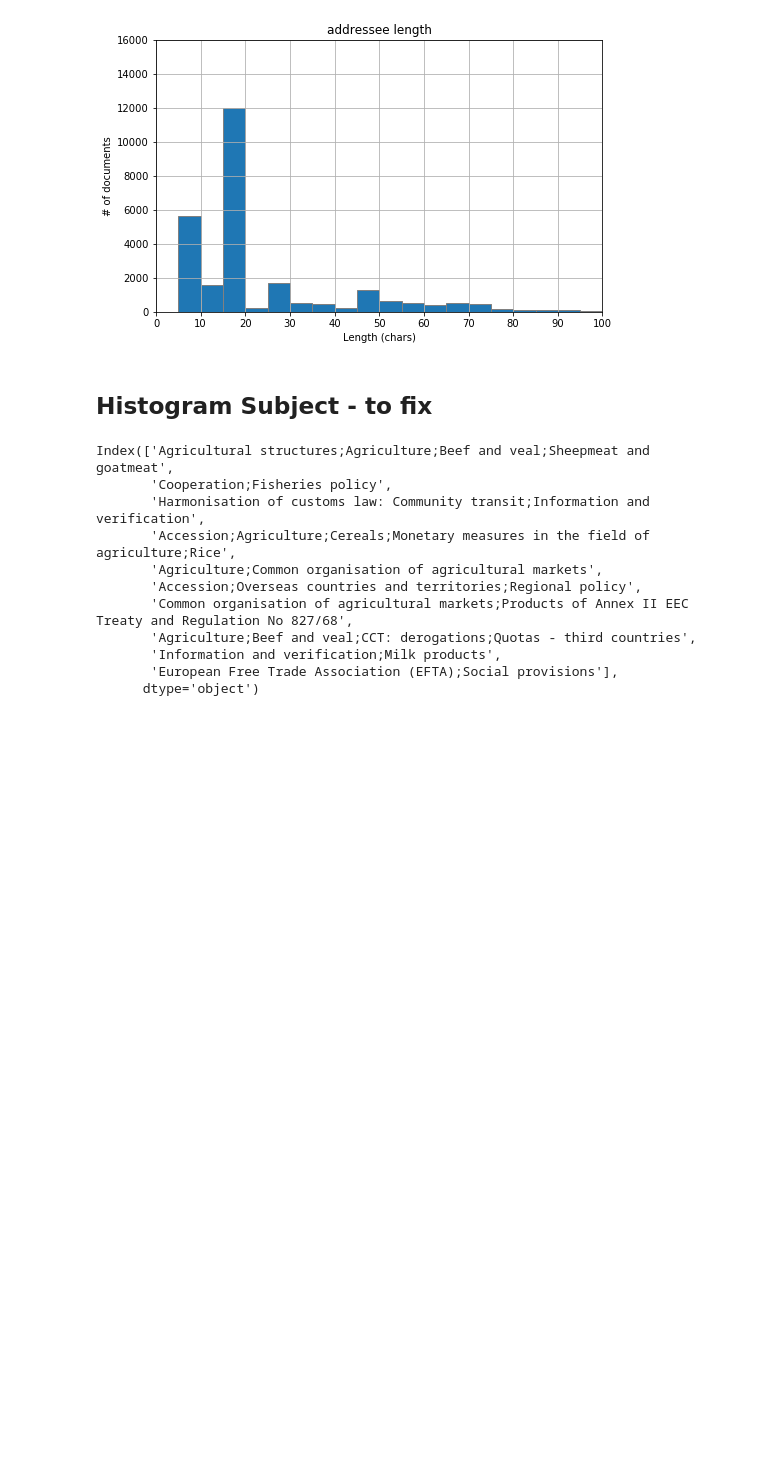
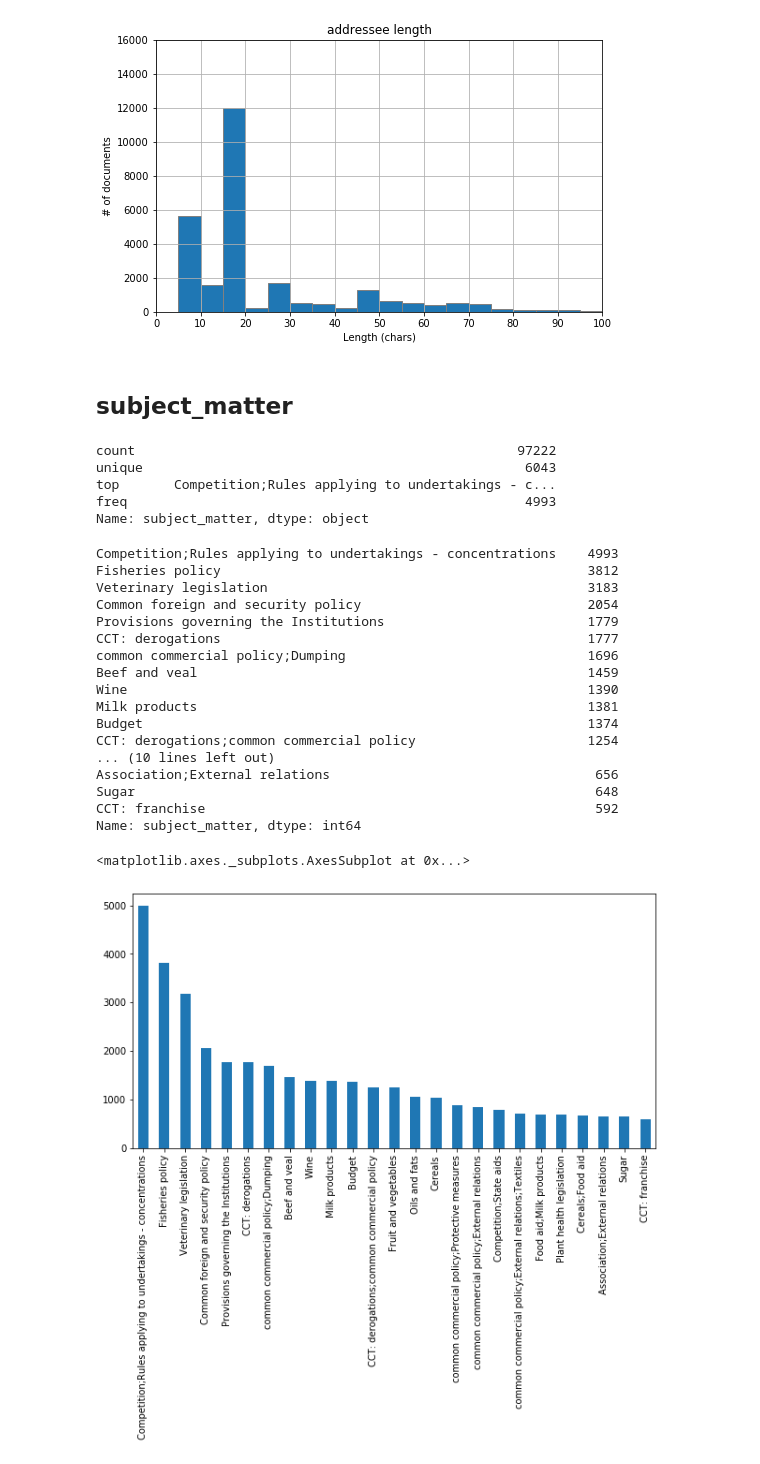
Before and after one commit to dmfrodrigues/feup-pri-proj, a Jupyter notebook: exploration/Data Exploration.ipynb, the cells around one changed output. Cells and saved outputs as stored; diff of their text form; code cells hidden in the pictures; blank space fills up the shorter version.

Commit message:
Adding subject_matter describe/histogram

```diff
--- a/exploration/Data Exploration.ipynb
+++ b/exploration/Data Exploration.ipynb
@@ -223,20 +223,39 @@ plt.ylabel('# of documents')
 plt.xticks(range(0, 101, 10));
 # %% [output]
 [figure]
-# %% [markdown]
-## Histogram Subject - to fix
+# %% [markdown]
+## subject_matter
+# %%
+data['subject_matter'].describe()
+# %% [output]
+count                                                 97222
+unique                                                 6043
+top       Competition;Rules applying to undertakings - c...
+freq                                                   4993
+Name: subject_matter, dtype: object
 # %%
-# df.groupby('subject_matter').size(3).plot(kind='bar', rot=0)
-data['subject_matter'].value_counts()[data['subject_matter'].value_counts().head(10)].index
+# data['subject_matter'].value_counts()[data['subject_matter'].value_counts().head(10)].index
+data['subject_matter'].value_counts()[:25]
 # %% [output]
-Index(['Agricultural structures;Agriculture;Beef and veal;Sheepmeat and goatmeat',
-       'Cooperation;Fisheries policy',
-       'Harmonisation of customs law: Community transit;Information and verification',
-       'Accession;Agriculture;Cereals;Monetary measures in the field of agriculture;Rice',
-       'Agriculture;Common organisation of agricultural markets',
-       'Accession;Overseas countries and territories;Regional policy',
-       'Common organisation of agricultural markets;Products of Annex II EEC Treaty and Regulation No 827/68',
-       'Agriculture;Beef and veal;CCT: derogations;Quotas - third countries',
-       'Information and verification;Milk products',
-       'European Free Trade Association (EFTA);Social provisions'],
-      dtype='object')
+Competition;Rules applying to undertakings - concentrations    4993
+Fisheries policy                                               3812
+Veterinary legislation                                         3183
+Common foreign and security policy                             2054
+Provisions governing the Institutions                          1779
+CCT: derogations                                               1777
+common commercial policy;Dumping                               1696
+Beef and veal                                                  1459
+Wine                                                           1390
+Milk products                                                  1381
+Budget                                                         1374
+CCT: derogations;common commercial policy                      1254
+... (10 lines left out)
+Association;External relations                                  656
+Sugar                                                           648
+CCT: franchise                                                  592
+Name: subject_matter, dtype: int64
+# %%
+data['subject_matter'].value_counts()[:25].plot(kind='bar', figsize=(10,5))
+# %% [output]
+<matplotlib.axes._subplots.AxesSubplot at 0x...>
+[figure, added]
```
